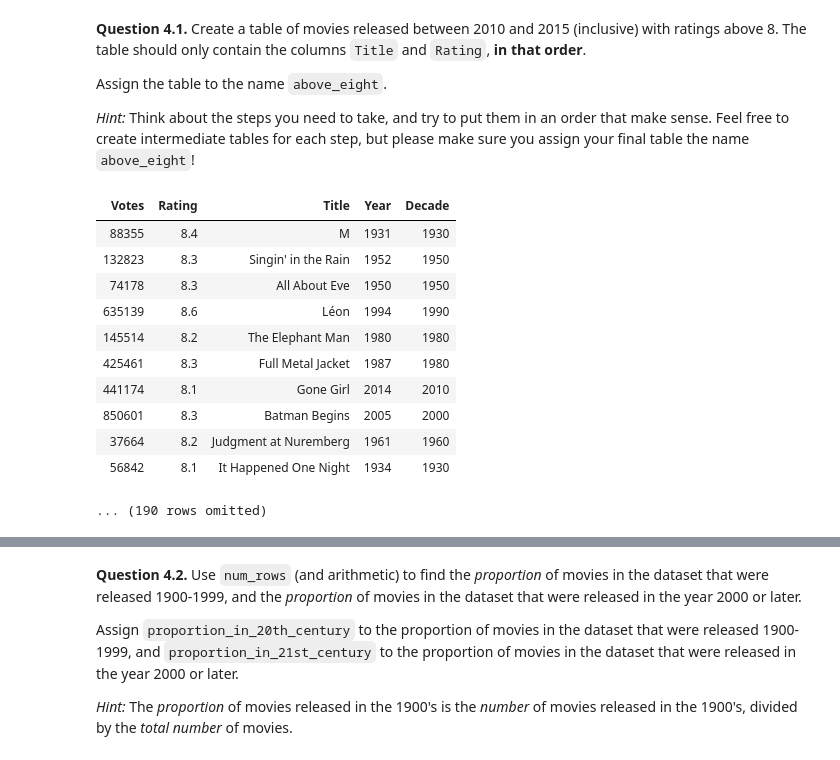
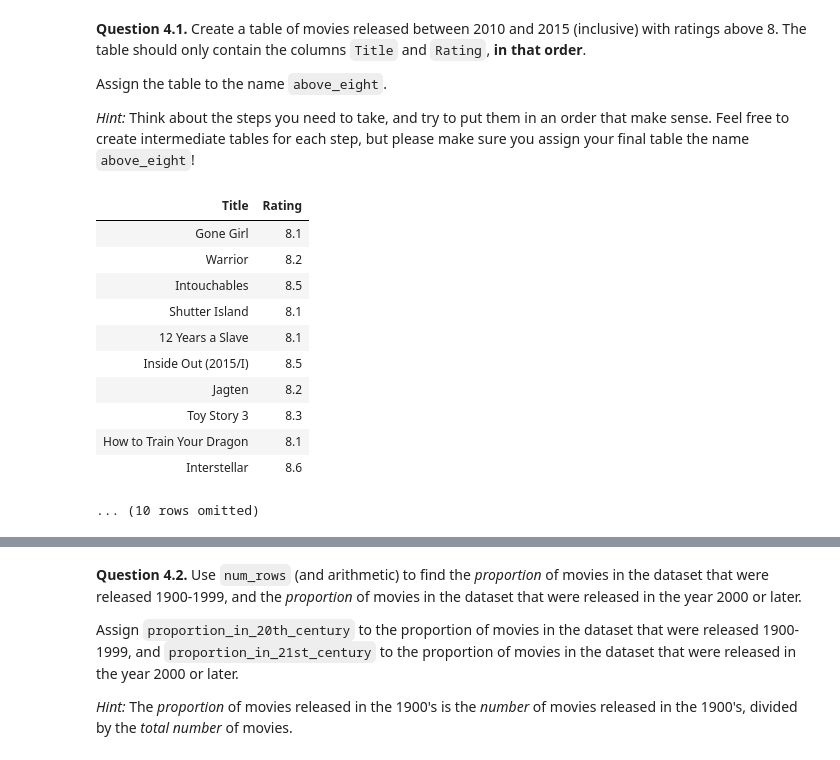
Before and after one commit to khurt14/home-data, a Jupyter notebook: lab02/lab02.ipynb, the cells around one changed output, grey strips where cells are left out. Drawn from its saved outputs; the diff is of its cells as text; code cells hidden in the pictures.

```diff
--- a/lab02/lab02.ipynb
+++ b/lab02/lab02.ipynb
@@ -496,22 +496,26 @@ You should organize your work in the way that makes the most sense to you, using
 Assign the table to the name `above_eight`.
 
 *Hint:* Think about the steps you need to take, and try to put them in an order that make sense. Feel free to create intermediate tables for each step, but please make sure you assign your final table the name `above_eight`!
-# %%
-above_eight = imdb.where("Rating", are.above(8))
-above_eight
-# %% [output]
-| Votes | Rating | Title | Year | Decade |
-| 88355 | 8.4 | M | 1931 | 1930 |
-| 132823 | 8.3 | Singin' in the Rain | 1952 | 1950 |
-| 74178 | 8.3 | All About Eve | 1950 | 1950 |
-| 635139 | 8.6 | Léon | 1994 | 1990 |
-| 145514 | 8.2 | The Elephant Man | 1980 | 1980 |
-| 425461 | 8.3 | Full Metal Jacket | 1987 | 1980 |
-| 441174 | 8.1 | Gone Girl | 2014 | 2010 |
-| 850601 | 8.3 | Batman Begins | 2005 | 2000 |
-| 37664 | 8.2 | Judgment at Nuremberg | 1961 | 1960 |
-| 56842 | 8.1 | It Happened One Night | 1934 | 1930 |
-... (190 rows omitted)
+# %%
+titleRating = imdb.select("Title", "Rating", "Year")
+rating = titleRating.where("Year", are.between_or_equal_to(2010,2015))
+above_eight2 = rating.where("Rating", are.above(8))
+above_eight = above_eight2.drop("Year")
+
+above_eight
+# %% [output]
+| Title | Rating |
+| Gone Girl | 8.1 |
+| Warrior | 8.2 |
+| Intouchables | 8.5 |
+| Shutter Island | 8.1 |
+| 12 Years a Slave | 8.1 |
+| Inside Out (2015/I) | 8.5 |
+| Jagten | 8.2 |
+| Toy Story 3 | 8.3 |
+| How to Train Your Dragon | 8.1 |
+| Interstellar | 8.6 |
+... (10 rows omitted)
 # %%
 grader.check("q41")
 # %% [output]
```
Also changed, not shown: parts of 4 cells of this notebook, 2 other files.
